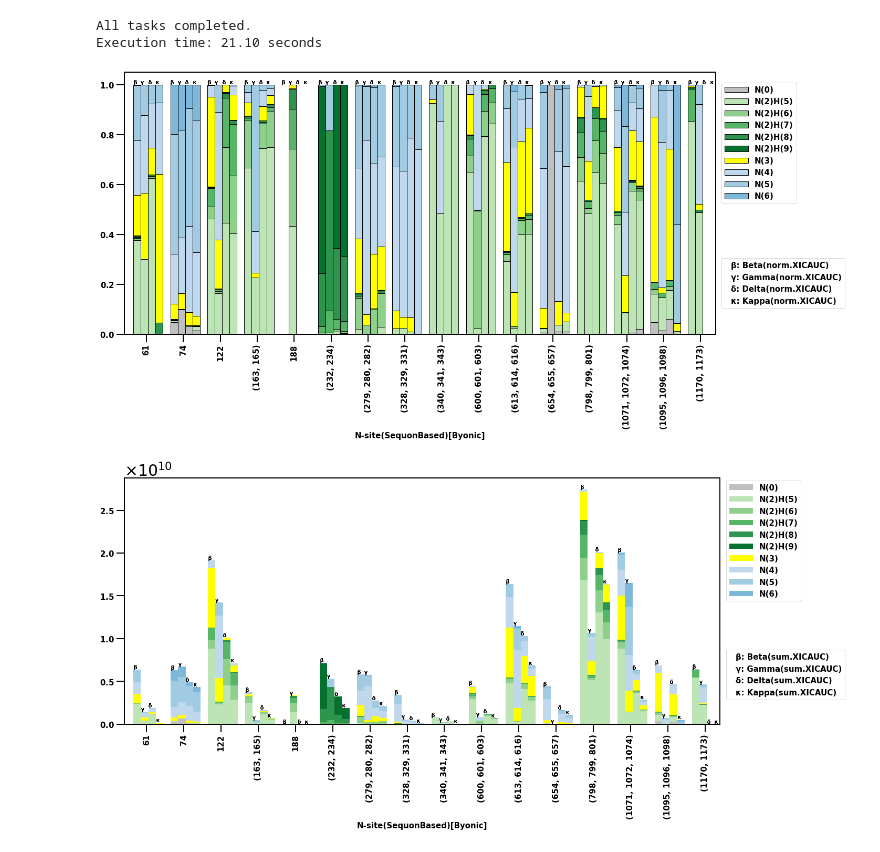
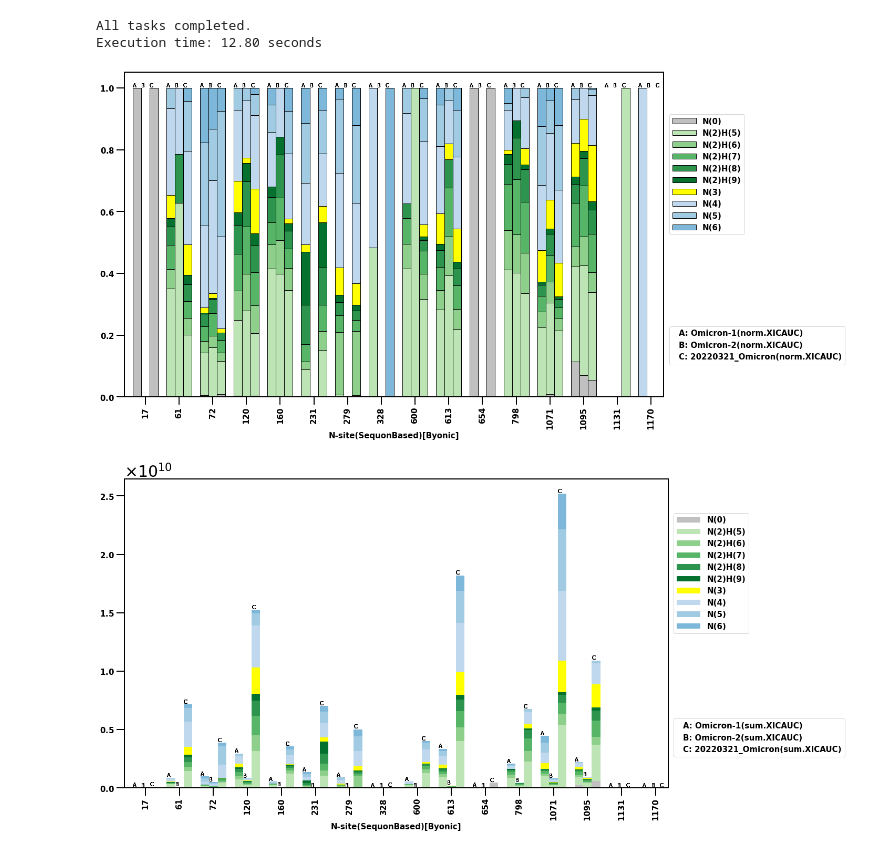
Before and after one commit to coco0981568491/Byonic_pGlyco_Byos, a Jupyter notebook: Multi-Stacked Bar Plotter.ipynb, the cells around one changed output. Drawn from its saved outputs; the diff is of its cells as text; code cells hidden in the pictures.

```diff
--- a/Multi-Stacked Bar Plotter.ipynb
+++ b/Multi-Stacked Bar Plotter.ipynb
@@ -21,23 +1006,23 @@ import matplotlib.colors as mcolors
 import string
 
 # FILES TO PROCESS
-filnames = ['20210811_NglycoPep_S-SA_Insol_TC_NG_Byonic_S-SA_Insol_TC_NG_Byos_S-SA_Insol_TC_NG_pGlyco'\
-                , '20210811_NglycoPep_S_P1_Insol_TC_NG_Byonic_S-P1_Insol_TC_NG_Byos_S-P1_Insol_TC_NG_pGlyco'\
-                , '20210811_NglycoPep_SARS-CoV2_S-Delta_Insol_TC_NG_Byonic_SARS-CoV2_S-Delta_Insol_TC_NG_Byos_SARS-CoV2_S-Delta_Insol_TC_NG_pGlyco'\
-                , '20210811_NglycoPep_SARS-CoV2_S-Kappa_Insol_TC_NG_Byonic_SARS-CoV2_S-Kappa_Insol_TC_NG_Byos_SARS-CoV2_S-Kappa_Insol_TC_NG_pGlyco']
+filnames = ['../'\
+                , '../'\
+                , '']
 
 # STRAINS ORDER
-strains = ['Beta', 'Gamma', 'Delta', 'Kappa']
+strains = ['Omicron-1', 'Omicron-2', '20220321_Omicron']
 
-# SELF-DEFINED BAR LABELS (DEFAULT: A, B, C, D)
-self_defined_bar_mkr = ['β', 'γ', 'δ', 'κ'] # len should be the same as the num of bars within one x-axis label
+# SELF-DEFINED BAR LABELS
+self_defined_bar_mkr = ['A', 'B', 'C'] # len should be the same as the num of bars within one x-axis label
 
-# FIX N-SITES TO COMPARE ACROSS DIF MUTANTS (DEAL W/ DELETION, INSERTION...ETC.)
-original_nsites = [163, 165, 232, 234, 279, 280, 282, 328, 329, 331, 340, 341, 343, 600, 601, 603, 613, 614, 616, 654, 655, 657, 798, 799, 801, 1071, 1072, 1074, 1095, 1096, 1098, 1170, 1173]
-fixed_nsites = ['(163, 165)', '(163, 165)', '(232, 234)', '(232, 234)', '(279, 280, 282)', '(279, 280, 282)', '(279, 280, 282)', '(328, 329, 331)', '(328, 329, 331)', '(328, 329, 331)'\
-, '(340, 341, 343)', '(340, 341, 343)', '(340, 341, 343)', '(600, 601, 603)', '(600, 601, 603)', '(600, 601, 603)', '(613, 614, 616)', '(613, 614, 616)', '(613, 614, 616)'\
-, '(654, 655, 657)', '(654, 655, 657)', '(654, 655, 657)', '(798, 799, 801)', '(798, 799, 801)', '(798, 799, 801)', '(1071, 1072, 1074)', '(1071, 1072, 1074)', '(1071, 1072, 1074)'\
-, '(1095, 1096, 1098)', '(1095, 1096, 1098)', '(1095, 1096, 1098)', '(1170, 1173)', '(1170, 1173)']
+# FIX N-SITES TO COMPARE ACROSS DIF MUTANTS (DEAL W/ DELETION, INSERTION...ETC.), IF NO NEED TO ADJUST N-SITES, LEAVE THEM AS EMPTY LISTS.
+# original_nsites = [163, 165, 232, 234, 279, 280, 282, 328, 329, 331, 340, 341, 343, 600, 601, 603, 613, 614, 616, 654, 655, 657, 798, 799, 801, 1071, 1072, 1074, 1095, 1096, 1098, 1170, 1173]
+# fixed_nsites = ['(163, 165)', '(163, 165)', '(232, 234)', '(232, 234)', '(279, 280, 282)', '(279, 280, 282)', '(279, 280, 282)', '(328, 329, 331)', '(328, 329, 331)', '(328, 329, 331)'\
+# , '(340, 341, 343)', '(340, 341, 343)', '(340, 341, 343)', '(600, 601, 603)', '(600, 601, 603)', '(600, 601, 603)', '(613, 614, 616)', '(613, 614, 616)', '(613, 614, 616)'\
+# , '(654, 655, 657)', '(654, 655, 657)', '(654, 655, 657)', '(798, 799, 801)', '(798, 799, 801)', '(798, 799, 801)', '(1071, 1072, 1074)', '(1071, 1072, 1074)', '(1071, 1072, 1074)'\
+# , '(1095, 1096, 1098)', '(1095, 1096, 1098)', '(1095, 1096, 1098)', '(1170, 1173)', '(1170, 1173)']
+original_nsites, fixed_nsites = [],[]
 
 # color hybrid yellow or not (default: n3 as hybrid)
 colorHybrid = True # only for v3/v4
@@ -458,33 +1443,33 @@ new_nsite_order = [str(i) if type(i)==tuple else i for i in new_nsite_order]
 # add n(x)h(y) col
 results = nxhy(all_df)
 b_xicauc_df, nxhy_fix_order = results[0], results[1]
 for strain in strains:
     # info for xicaucNORM
     b_xicaucNORM_df_forplot = b_xicauc_df.pivot_table(index='N-site(SequonBased)[Byonic]', values=f'{strain}(norm.XICAUC)', columns='N(x)H(y)', aggfunc=np.sum).reindex(columns=nxhy_fix_order).reindex(new_nsite_order)
     b_xicaucNORM_df_forplot.to_excel(f'{strain}_b_xicaucNORM_df_forplot.xlsx')
     bNORM_dfall_lstv1.append(b_xicaucNORM_df_forplot)
     bNORM_label_lstv1.append(f'{strain}(norm.XICAUC)')
 
     # info for xicaucSUM
     b_xicaucSUM_df_forplot = b_xicauc_df.pivot_table(index='N-site(SequonBased)[Byonic]', values=f'{strain}(sum.XICAUC)', columns='N(x)H(y)', aggfunc=np.sum).reindex(columns=nxhy_fix_order).reindex(new_nsite_order)
     b_xicaucSUM_df_nsum = [b_xicaucSUM_df_forplot.loc[i].sum() for i in b_xicaucSUM_df_forplot.index.tolist()] # to place the bar labels right on top of the bars w/ varied heights
     bSUM_dfall_lstv1.append(b_xicaucSUM_df_forplot)
     bSUM_label_lstv1.append(f'{strain}(sum.XICAUC)')
     bSUM_nsum_lstv1.append(b_xicaucSUM_df_nsum)
 
 # fig = detailedHighman_plot_clustered_stacked(bNORM_dfall_lstv1, [[1]*len(bNORM_dfall_lstv1[0].index) for i in range(len(bNORM_dfall_lstv1))], bNORM_label_lstv1, selfDefinedBarMkr=self_defined_bar_mkr)
 norm_fig = plot_clustered_stacked(bNORM_dfall_lstv1, [[1]*len(bNORM_dfall_lstv1[0].index) for i in range(len(bNORM_dfall_lstv1))], bNORM_label_lstv1, selfDefinedBarMkr=self_defined_bar_mkr, detailedHighMan=True)
 norm_fig.tight_layout()
 norm_fig.savefig(f'{date}_onlybNORMv1(SummaryMergedSites).png', bbox_inches='tight')
 
 sum_fig = plot_clustered_stacked(bSUM_dfall_lstv1, bSUM_nsum_lstv1, bSUM_label_lstv1, selfDefinedBarMkr=self_defined_bar_mkr, detailedHighMan=True)
 sum_fig.tight_layout()
 sum_fig.savefig(f'{date}_onlybSUMv1(SummaryMergedSites).png', bbox_inches='tight')
 
 # EXECUTION TIME
 print("\nAll tasks completed.\nExecution time: %.2f seconds"%(time.time() - start_time))
 # %% [output]
 All tasks completed.
-Execution time: 21.10 seconds
+Execution time: 12.80 seconds
-[figure, old version]
+[figure, new version]
-[figure, old version]
+[figure, new version]
```
Also changed, not shown: parts of 2 cells of this notebook.
